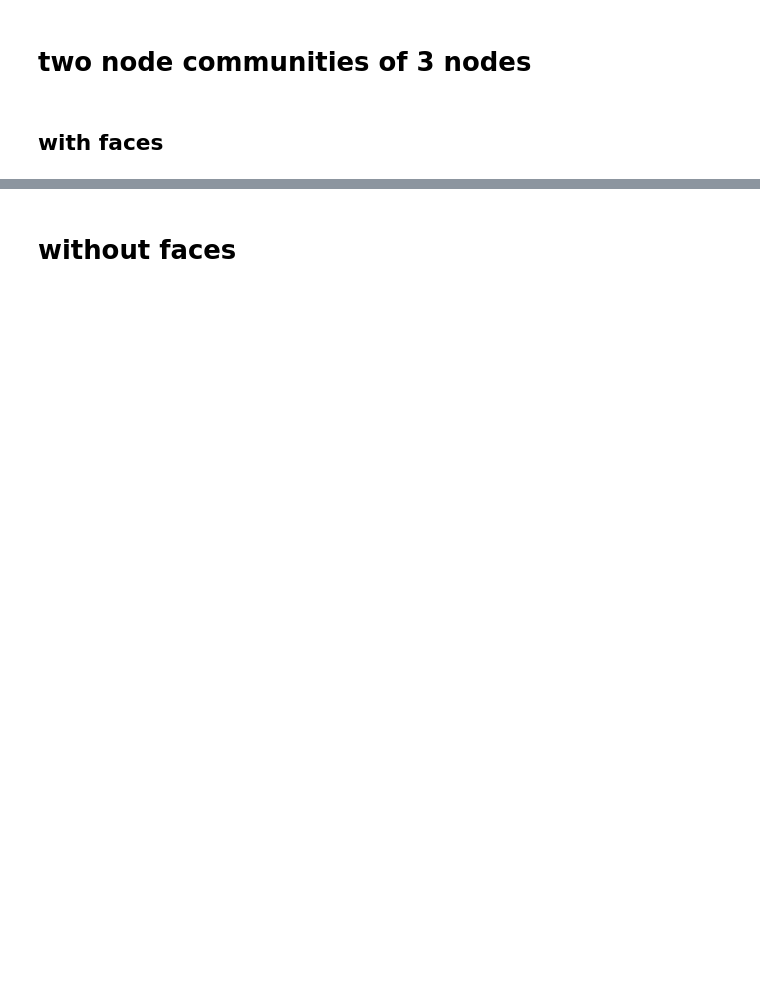
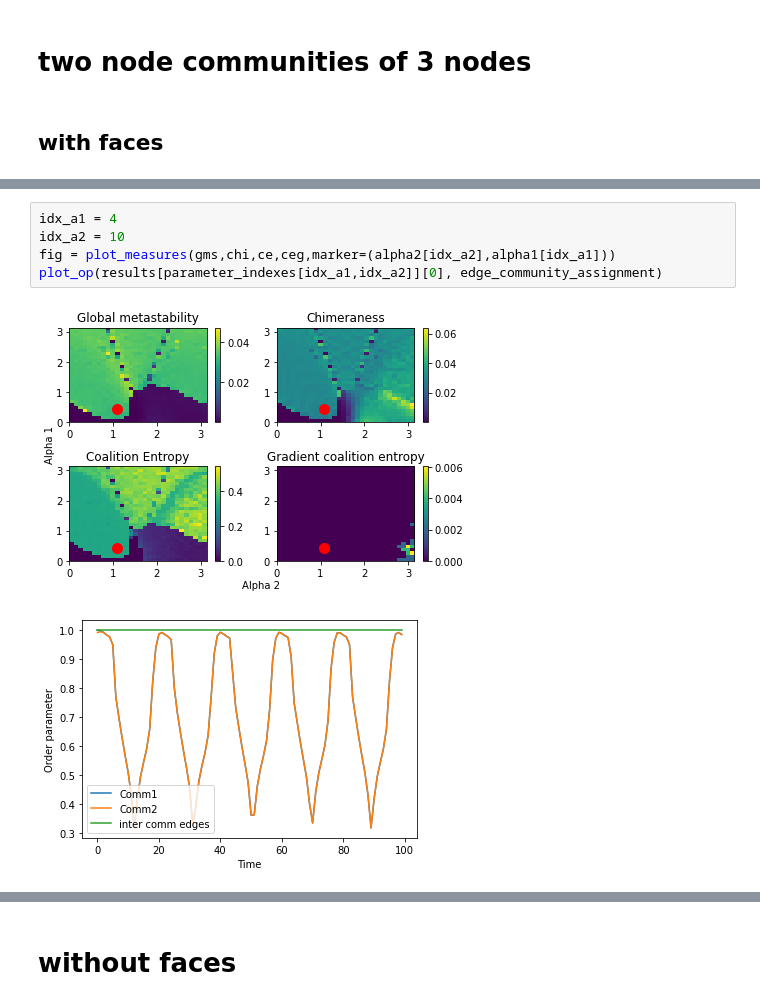
Before and after one commit to arnaudon/simplicial-kuramoto, a Jupyter notebook: example/analysis_chimera_scan.ipynb, the cells around one changed output, grey strips where cells are left out. Saved outputs shown, nothing was run; the diff lists cells and outputs as text; blank space fills up the shorter version.

```diff
--- a/example/analysis_chimera_scan.ipynb
+++ b/example/analysis_chimera_scan.ipynb
@@ -108,0 +147,8 @@ plot_measures(gms,chi,ce,ceg)
+# %%
+idx_a1 = 4
+idx_a2 = 10
+fig = plot_measures(gms,chi,ce,ceg,marker=(alpha2[idx_a2],alpha1[idx_a1]))
+plot_op(results[parameter_indexes[idx_a1,idx_a2]][0], edge_community_assignment)
+# %% [output]
+[figure, added]
+[figure, added]
```
Also changed, not shown: parts of 31 cells of this notebook.
